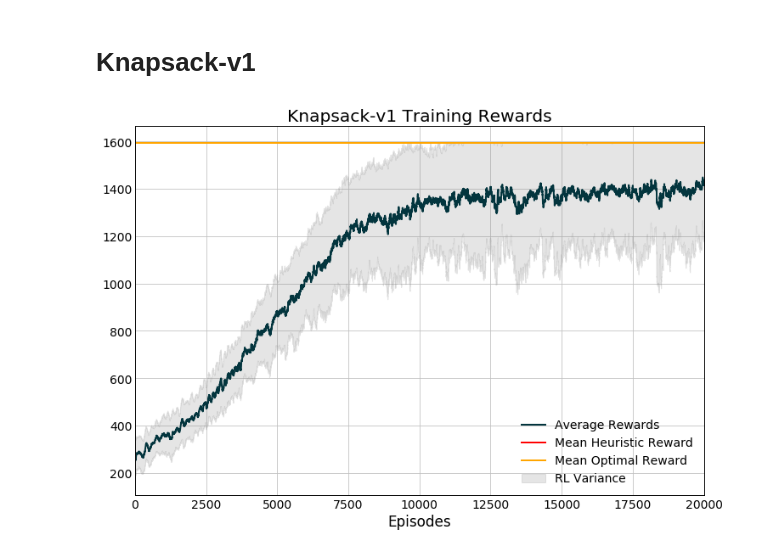
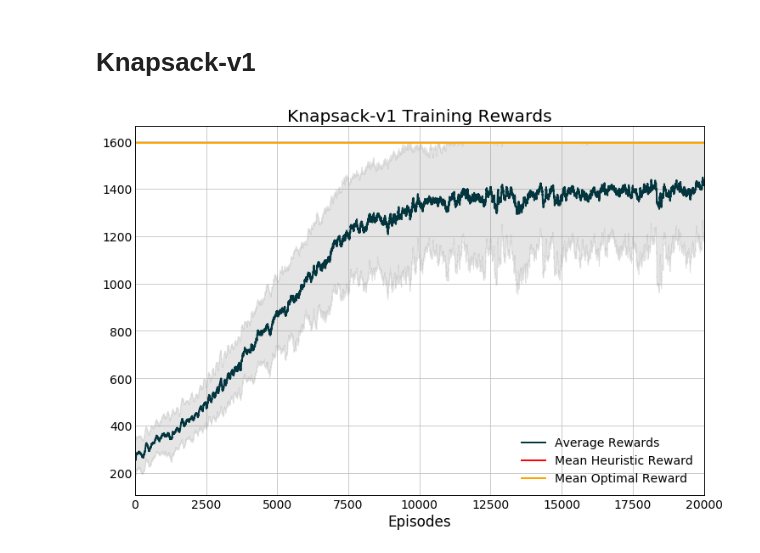
Before and after one commit to hubbs5/or-gym, a Jupyter notebook: notebooks/knapsack_plots.ipynb, the cells around one changed output. Saved outputs shown, nothing was run; the diff lists cells and outputs as text; code cells hidden in the pictures.

```diff
--- a/notebooks/knapsack_plots.ipynb
+++ b/notebooks/knapsack_plots.ipynb
@@ -128,32 +128,32 @@ mean_vals = np.array([np.mean(vals[i-window:i+1])
 if np.max(mean_vals) > 0:
     fill_max = np.where(mean_vals + reward_var<=ep_max, mean_vals+reward_var, ep_max)
     fill_min = np.where(mean_vals - reward_var>0, mean_vals-reward_var, 0)
 else:
     fill_max = np.where(mean_vals + reward_var<=0, mean_vals+reward_var, ep_max)
     fill_min = np.where(mean_vals - reward_var>ep_min, mean_vals-reward_var, ep_min)
 
 
 x_min = 0
 x_max = 20000
 
 
 plt.figure(figsize=(12,8))
 plt.plot(mean_vals, label='Average Rewards')
 plt.fill_between(np.arange(mean_vals.shape[0]), fill_min, fill_max,
-                 color='gray', alpha=0.2, label='RL Variance')
+                 color='gray', alpha=0.2) #, label='RL Variance')
 
 plt.axhline(xmin=0, xmax=x_max, y=heur_mean, color='r', label='Mean Heuristic Reward')
 # plt.fill_between(np.arange(x_min, mean_vals.shape[0]), heur_mean-heur_var,
 #                  heur_mean+heur_var, color='r', alpha=0.2, label='Heuristic Variance')
 
 plt.axhline(xmin=0, xmax=x_max, y=opt_mean, color='orange', label='Mean Optimal Reward')
 # plt.fill_between(np.arange(x_min, mean_vals.shape[0]), opt_mean-opt_var,
 #                  opt_mean+opt_var, color='orange', alpha=0.2, label='Optimization Variance')
 
 plt.title('Knapsack-v1 Training Rewards')
 plt.legend()
 plt.xlabel('Episodes')
 plt.xlim([x_min, x_max])
 plt.show()
 # %% [output]
-[figure, old version]
+[figure, new version]
```
Also changed, not shown: parts of 5 cells of this notebook, 1 other file.
